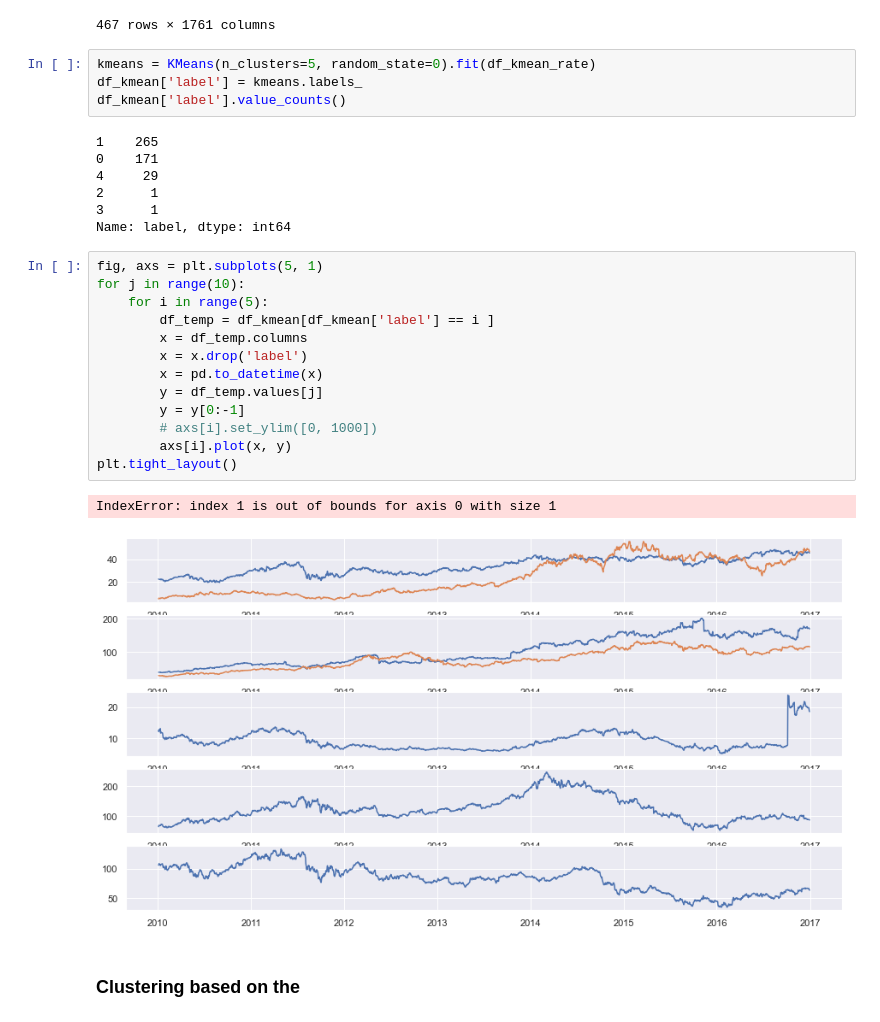
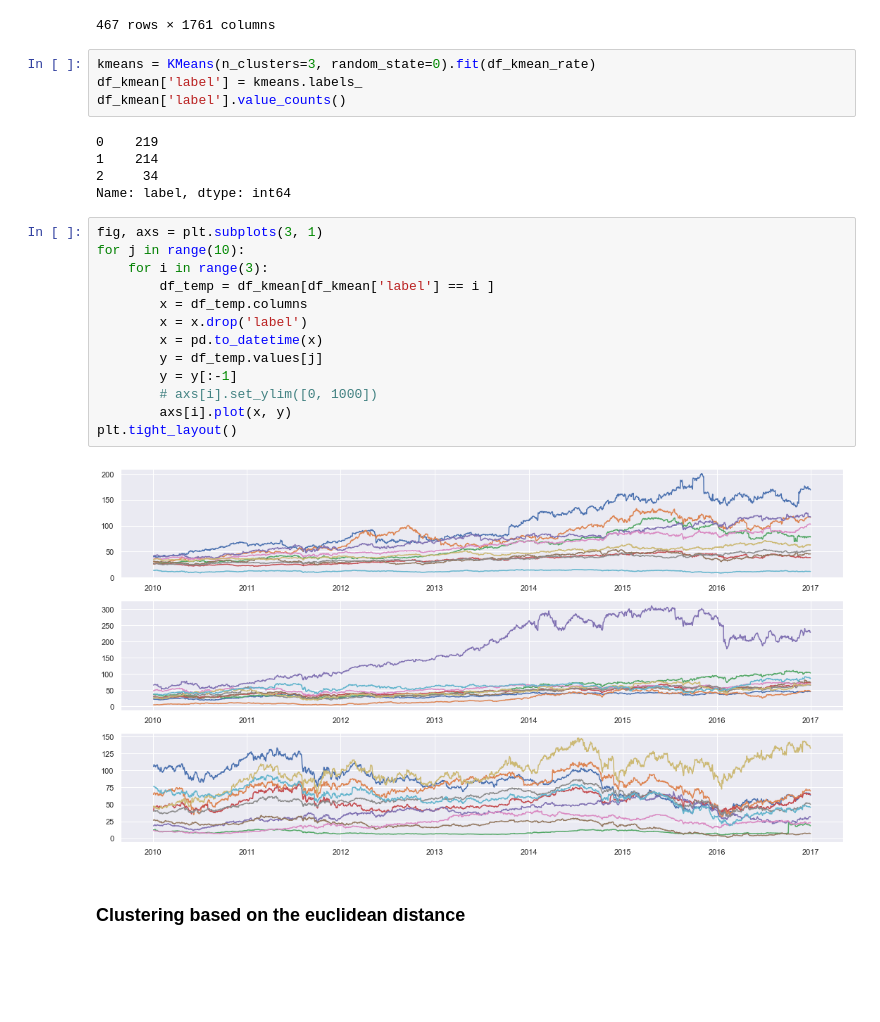
Before and after one commit to gihonglee/Stock_Analysis, a Jupyter notebook: main.ipynb, the cells around one changed output. Drawn from its saved outputs; the diff is of its cells as text; blank space fills up the shorter version.

```diff
--- a/main.ipynb
+++ b/main.ipynb
@@ -527,34 +527,31 @@ df_kmean_rate
 | ZION | 0.035259 | 0.086957 | 0.112000 | -0.016187 | 0.006094 | -0.027862 | 0.018692 | 0.022018 | ... |
 467 rows × 1761 columns
 # %%
-kmeans = KMeans(n_clusters=5, random_state=0).fit(df_kmean_rate)
+kmeans = KMeans(n_clusters=3, random_state=0).fit(df_kmean_rate)
 df_kmean['label'] = kmeans.labels_
 df_kmean['label'].value_counts()
 # %% [output]
-1    265
-0    171
-4     29
-2      1
-3      1
+0    219
+1    214
+2     34
 Name: label, dtype: int64
 # %%
-fig, axs = plt.subplots(5, 1)
+fig, axs = plt.subplots(3, 1)
 for j in range(10):
-    for i in range(5):
+    for i in range(3):
         df_temp = df_kmean[df_kmean['label'] == i ]
         x = df_temp.columns
         x = x.drop('label')
         x = pd.to_datetime(x)
         y = df_temp.values[j]
-        y = y[0:-1]
+        y = y[:-1]
         # axs[i].set_ylim([0, 1000])
         axs[i].plot(x, y)
 plt.tight_layout()
 # %% [output]
-IndexError: index 1 is out of bounds for axis 0 with size 1
-[figure, old version]
+[figure, new version]
 # %% [markdown]
-### Clustering based on the
+### Clustering based on the euclidean distance
 # %%
 from dtaidistance import dtw
 from dtaidistance import dtw_visualisation as dtwvis
```
Also changed, not shown: parts of 24 cells of this notebook.
